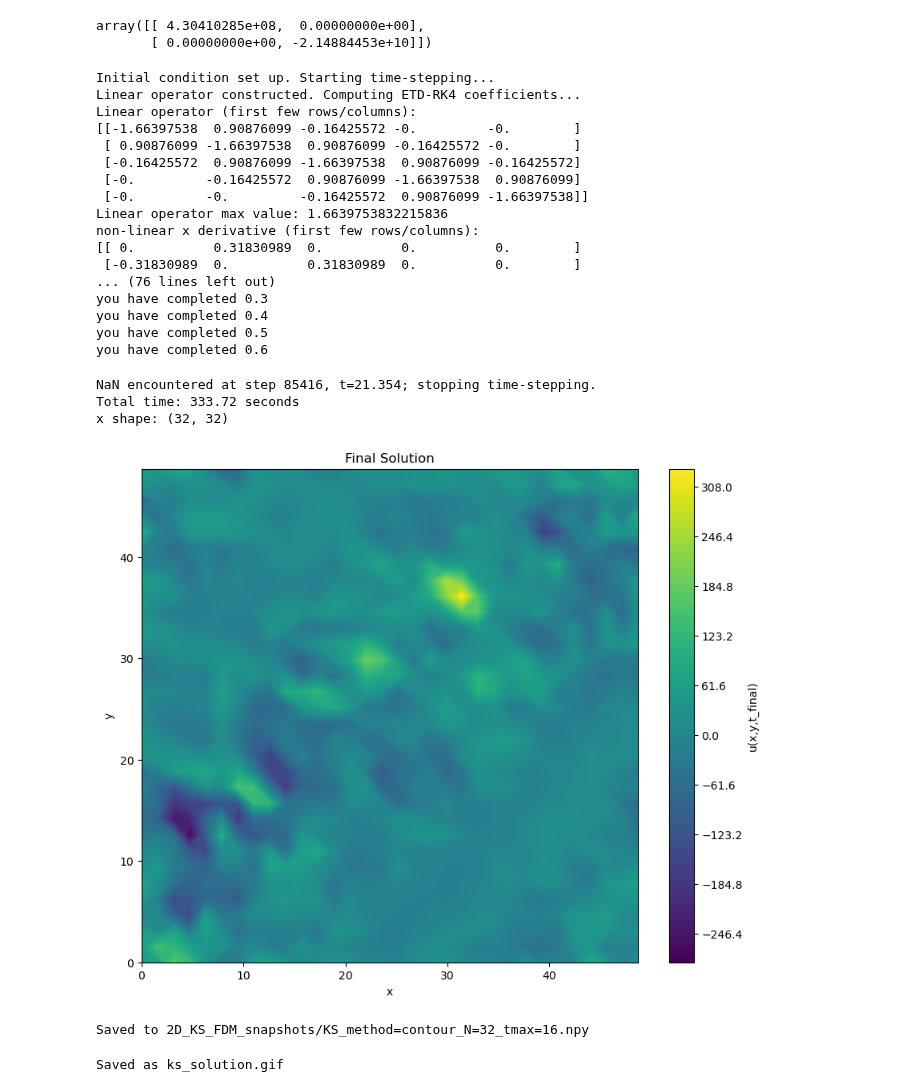
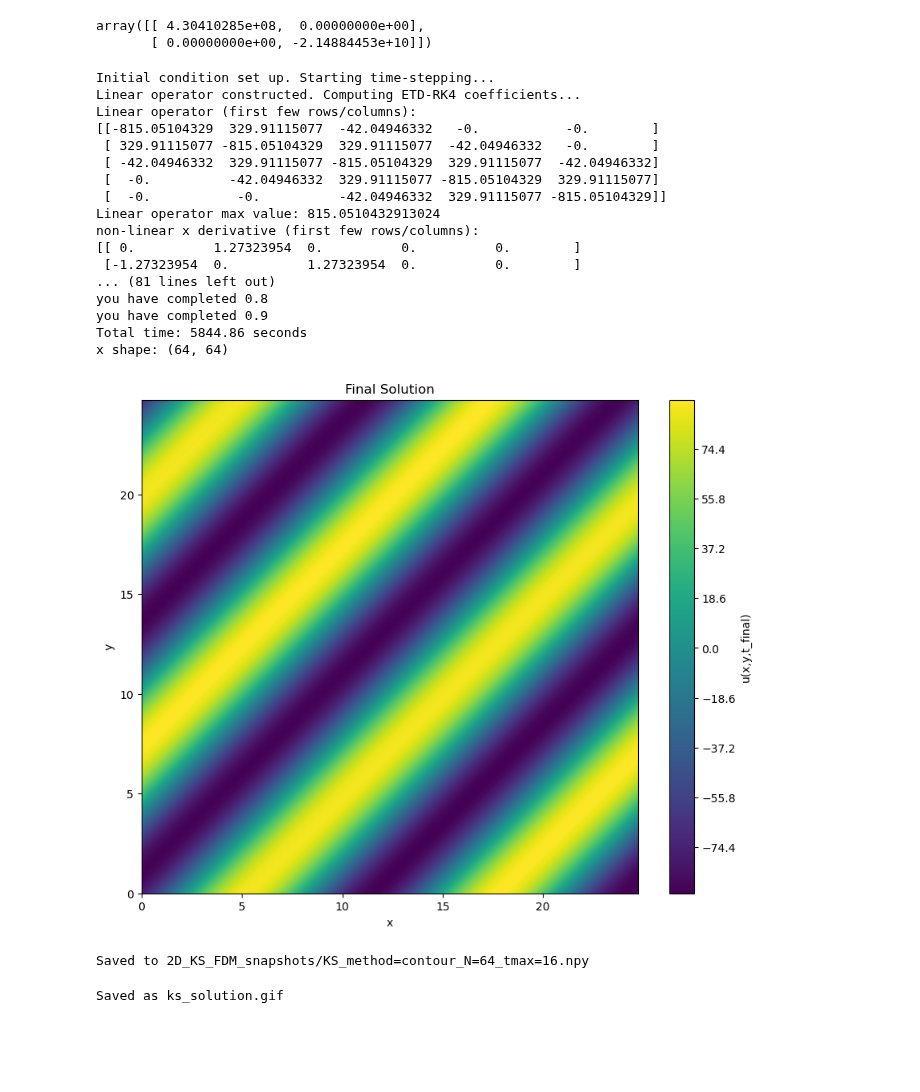
Before and after one commit to Gaffeyh/Research_Project, a Jupyter notebook: ETD_FDM/2D_KS_FDM.ipynb, the cells around one changed output. Drawn from its saved outputs; the diff is of its cells as text; code cells hidden in the pictures; blank space fills up the shorter version.

```diff
--- a/ETD_FDM/2D_KS_FDM.ipynb
+++ b/ETD_FDM/2D_KS_FDM.ipynb
@@ -269,8 +269,8 @@ def KS_FDM_2D(N, method = 'contour',ic = 'random'):
     order = 18
     time_start = time.time()
     ##Discretize the spatial domain
-    x = np.linspace(0, 16*np.pi, N, endpoint=False)
-    y = np.linspace(0, 16*np.pi, N, endpoint=False)
+    x = np.linspace(0, 8*np.pi, N, endpoint=False)
+    y = np.linspace(0, 8*np.pi, N, endpoint=False)
     dx = x[1] - x[0]
     if ic == 'random':
         np.random.seed(12345)
@@ -412,40 +412,37 @@ def KS_FDM_2D(N, method = 'contour',ic = 'random'):
     return X, Y, snapshots, tt
 # %%
 ##compute the solution
-N = 32
+N = 64
 method = 'contour'
 X, Y, snapshots, tt = KS_FDM_2D(N, method=method, ic = 'random')
 ##plotting final solution
 plt.figure(figsize=(10, 8))
 print("x shape:", X.shape)
 plt.contourf(X, Y, snapshots[-1].reshape(N, N), levels=1000, cmap='viridis')
 plt.colorbar(label='u(x,y,t_final)')
 plt.xlabel('x')
 plt.ylabel('y')
 plt.title('Final Solution')
 plt.show()
 # %% [output]
 Initial condition set up. Starting time-stepping...
 Linear operator constructed. Computing ETD-RK4 coefficients...
 Linear operator (first few rows/columns):
-[[-1.66397538  0.90876099 -0.16425572 -0.         -0.        ]
- [ 0.90876099 -1.66397538  0.90876099 -0.16425572 -0.        ]
- [-0.16425572  0.90876099 -1.66397538  0.90876099 -0.16425572]
- [-0.         -0.16425572  0.90876099 -1.66397538  0.90876099]
- [-0.         -0.         -0.16425572  0.90876099 -1.66397538]]
-Linear operator max value: 1.6639753832215836
+[[-815.05104329  329.91115077  -42.04946332   -0.           -0.        ]
+ [ 329.91115077 -815.05104329  329.91115077  -42.04946332   -0.        ]
+ [ -42.04946332  329.91115077 -815.05104329  329.91115077  -42.04946332]
+ [  -0.          -42.04946332  329.91115077 -815.05104329  329.91115077]
+ [  -0.           -0.          -42.04946332  329.91115077 -815.05104329]]
+Linear operator max value: 815.0510432913024
 non-linear x derivative (first few rows/columns):
-[[ 0.          0.31830989  0.          0.          0.        ]
- [-0.31830989  0.          0.31830989  0.          0.        ]
-... (76 lines left out)
-you have completed 0.3
-you have completed 0.4
-you have completed 0.5
-you have completed 0.6
+[[ 0.          1.27323954  0.          0.          0.        ]
+ [-1.27323954  0.          1.27323954  0.          0.        ]
+... (81 lines left out)
+you have completed 0.8
+you have completed 0.9
+Total time: 5844.86 seconds
+x shape: (64, 64)
-NaN encountered at step 85416, t=21.354; stopping time-stepping.
-Total time: 333.72 seconds
-x shape: (32, 32)
-[figure, old version]
+[figure, new version]
 # %%
 ##save the final snapshot as a file
 # Create filename with method, N, and tmax
@@ -457,7 +454,7 @@ filename = f'2D_KS_FDM_snapshots/KS_method={method}_N={N}_tmax={tmax}.npy'
 np.save(filename, final_snapshot)
 print(f"Saved to {filename}")
 # %% [output]
-Saved to 2D_KS_FDM_snapshots/KS_method=contour_N=32_tmax=16.npy
+Saved to 2D_KS_FDM_snapshots/KS_method=contour_N=64_tmax=16.npy
 # %%
 ##create a gif of the solution evolving over time
 from matplotlib.animation import FuncAnimation
```
Also changed, not shown: parts of 1 cell of this notebook, 6 other files.
